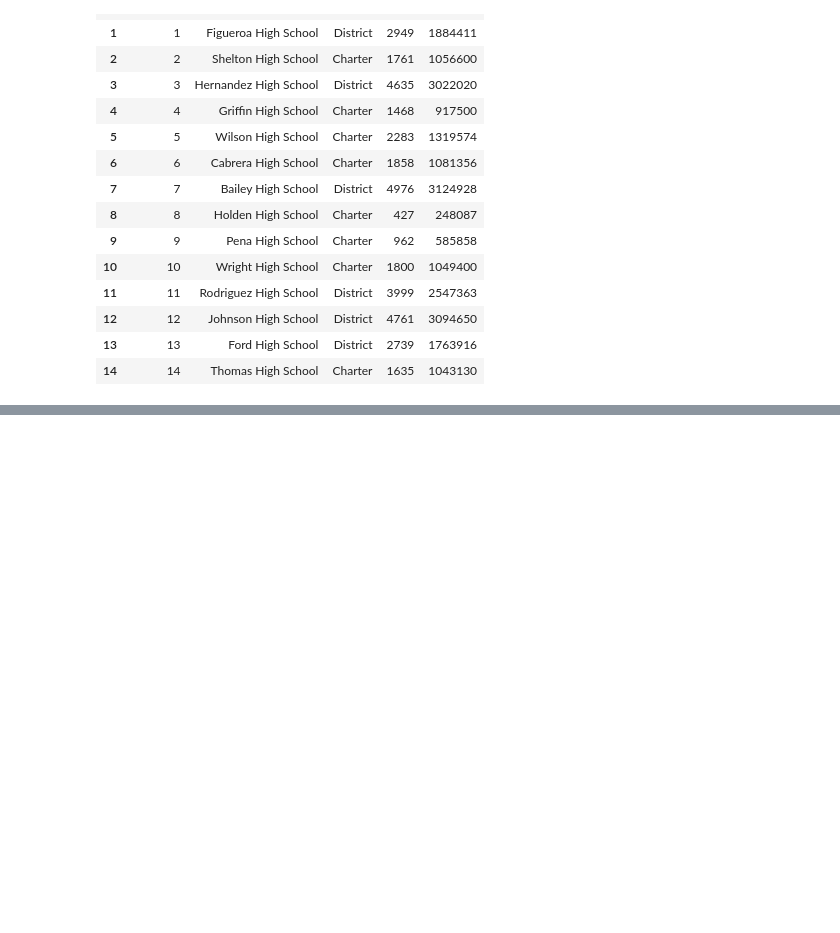
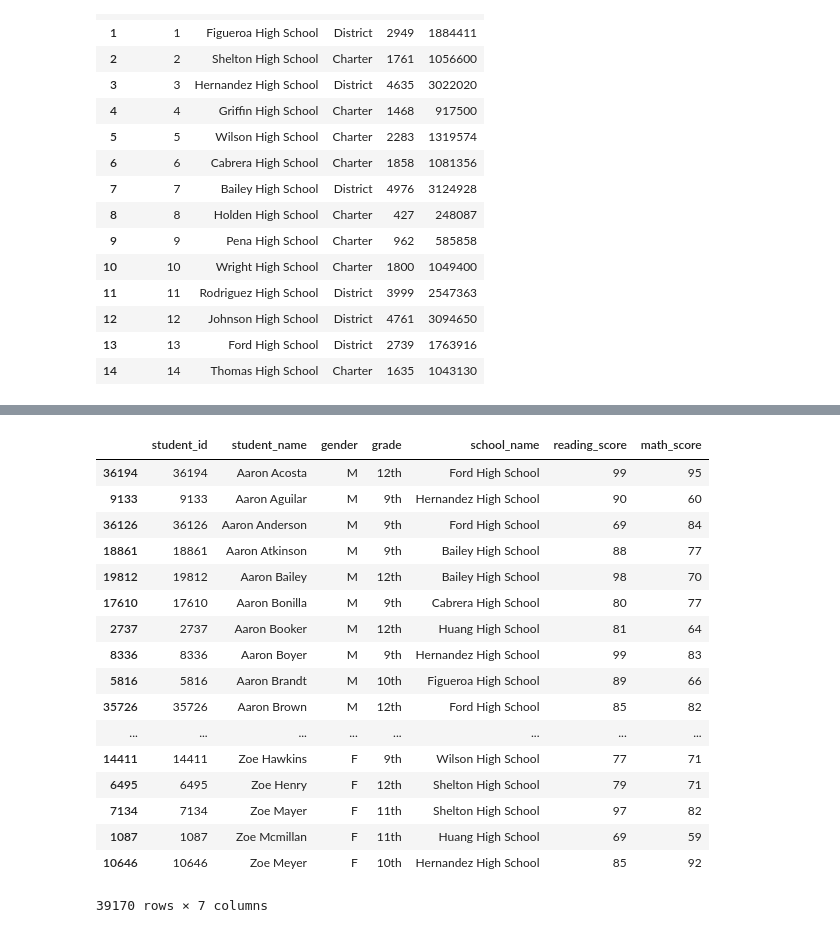
Before and after one commit to christopher-lucas/CodingHomework, a Jupyter notebook: HW_04/Education.ipynb, the cells around one changed output, grey strips where cells are left out. Cells and saved outputs as stored; diff of their text form; code cells hidden in the pictures; blank space fills up the shorter version.

```diff
--- a/HW_04/Education.ipynb
+++ b/HW_04/Education.ipynb
@@ -73,0 +72,21 @@ pd.pivot_table(school_df,index=["school_name"])
+# %%
+student_df.sort_values('student_name')
+# %% [output]
+|  | student_id | student_name | gender | grade | school_name | reading_score | math_score |
+| 36194 | 36194 | Aaron Acosta | M | 12th | Ford High School | 99 | 95 |
+| 9133 | 9133 | Aaron Aguilar | M | 9th | Hernandez High School | 90 | 60 |
+| 36126 | 36126 | Aaron Anderson | M | 9th | Ford High School | 69 | 84 |
+| 18861 | 18861 | Aaron Atkinson | M | 9th | Bailey High School | 88 | 77 |
+| 19812 | 19812 | Aaron Bailey | M | 12th | Bailey High School | 98 | 70 |
+| 17610 | 17610 | Aaron Bonilla | M | 9th | Cabrera High School | 80 | 77 |
+| 2737 | 2737 | Aaron Booker | M | 12th | Huang High School | 81 | 64 |
+| 8336 | 8336 | Aaron Boyer | M | 9th | Hernandez High School | 99 | 83 |
+| 5816 | 5816 | Aaron Brandt | M | 10th | Figueroa High School | 89 | 66 |
+| 35726 | 35726 | Aaron Brown | M | 12th | Ford High School | 85 | 82 |
+| ... | ... | ... | ... | ... | ... | ... | ... |
+| 14411 | 14411 | Zoe Hawkins | F | 9th | Wilson High School | 77 | 71 |
+| 6495 | 6495 | Zoe Henry | F | 12th | Shelton High School | 79 | 71 |
+| 7134 | 7134 | Zoe Mayer | F | 11th | Shelton High School | 97 | 82 |
+| 1087 | 1087 | Zoe Mcmillan | F | 11th | Huang High School | 69 | 59 |
+| 10646 | 10646 | Zoe Meyer | F | 10th | Hernandez High School | 85 | 92 |
+39170 rows × 7 columns
```
Also changed, not shown: parts of 11 cells of this notebook.
